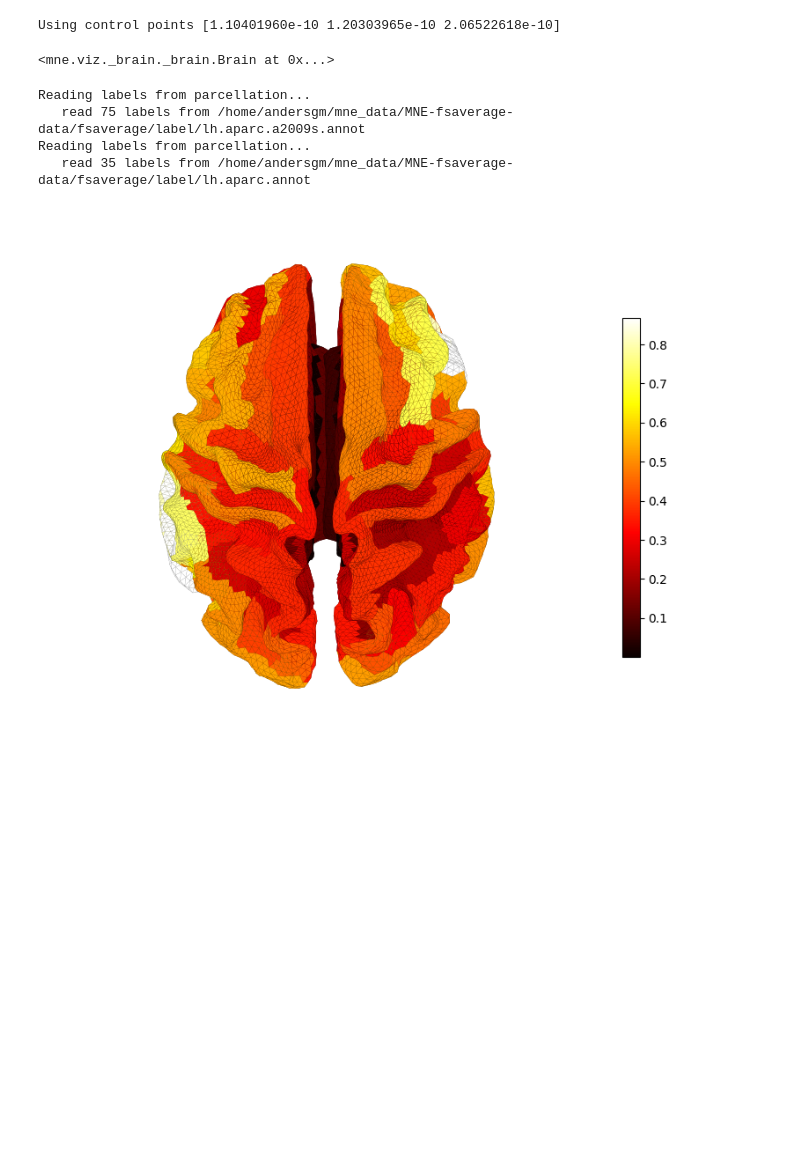
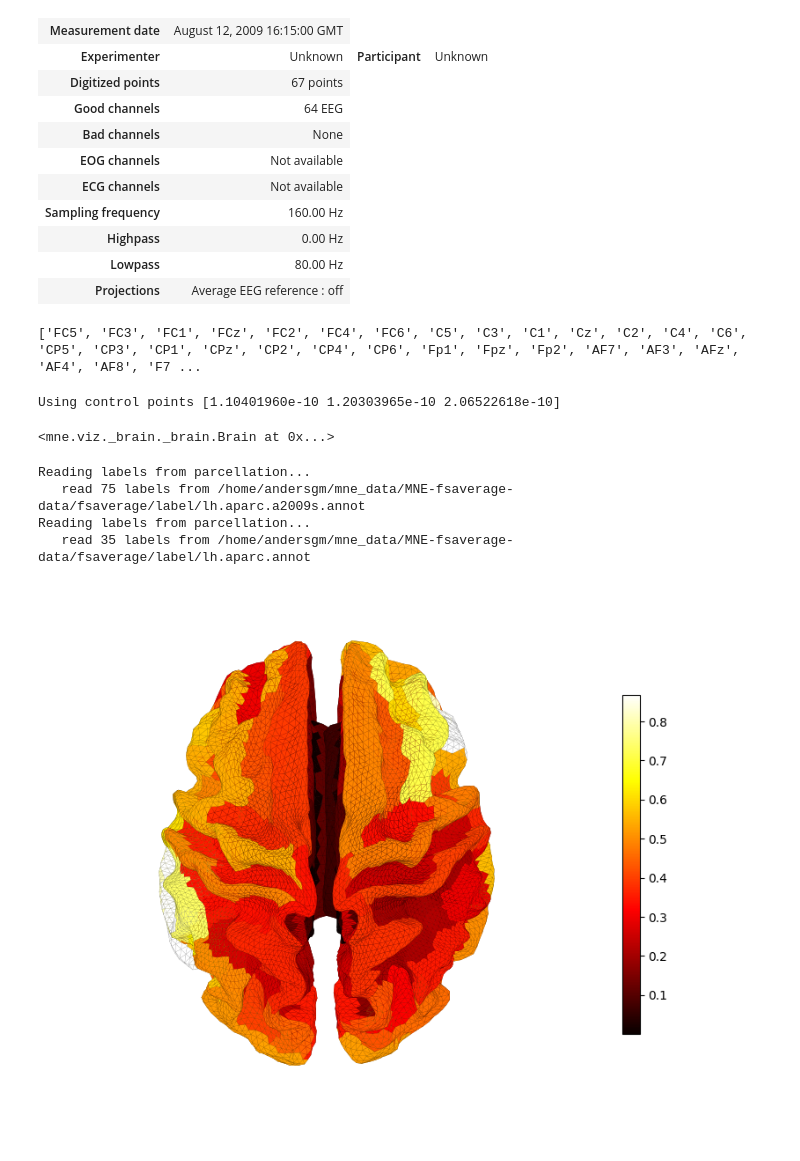
Before and after one commit to gjoelbye/TCAV-BENDR, a Jupyter notebook: notebooks/development.ipynb, the cells around one changed output. Drawn from its saved outputs; the diff is of its cells as text; code cells hidden in the pictures; blank space fills up the shorter version.

```diff
--- a/notebooks/development.ipynb
+++ b/notebooks/development.ipynb
@@ -29,6 +32,24 @@ subjects_dir, subject, trans, src_path, bem_path = get_fsaverage()
 raw = get_raw(edf_file_path, filter=False)
 annotations = get_annotations(edf_file_path)
 annotation_dict = get_window_dict(raw, annotations)
+# %%
+raw.info
+# %% [output]
+| Measurement date | August 12, 2009 16:15:00 GMT |
+| Experimenter | Unknown | Participant | Unknown |
+| Digitized points | 67 points |
+| Good channels | 64 EEG |
+| Bad channels | None |
+| EOG channels | Not available |
+| ECG channels | Not available |
+| Sampling frequency | 160.00 Hz |
+| Highpass | 0.00 Hz |
+| Lowpass | 80.00 Hz |
+| Projections | Average EEG reference : off |
+# %%
+print(raw.info['ch_names'])
+# %% [output]
+['FC5', 'FC3', 'FC1', 'FCz', 'FC2', 'FC4', 'FC6', 'C5', 'C3', 'C1', 'Cz', 'C2', 'C4', 'C6', 'CP5', 'CP3', 'CP1', 'CPz', 'CP2', 'CP4', 'CP6', 'Fp1', 'Fpz', 'Fp2', 'AF7', 'AF3', 'AFz', 'AF4', 'AF8', 'F7 ...
 # %%
 mmidb_path = Path(r"/home/s194260/BENDR-XAI/data/eegmmidb/files")
 # %%
```
Also changed, not shown: parts of 1 cell of this notebook, 2 other files.
